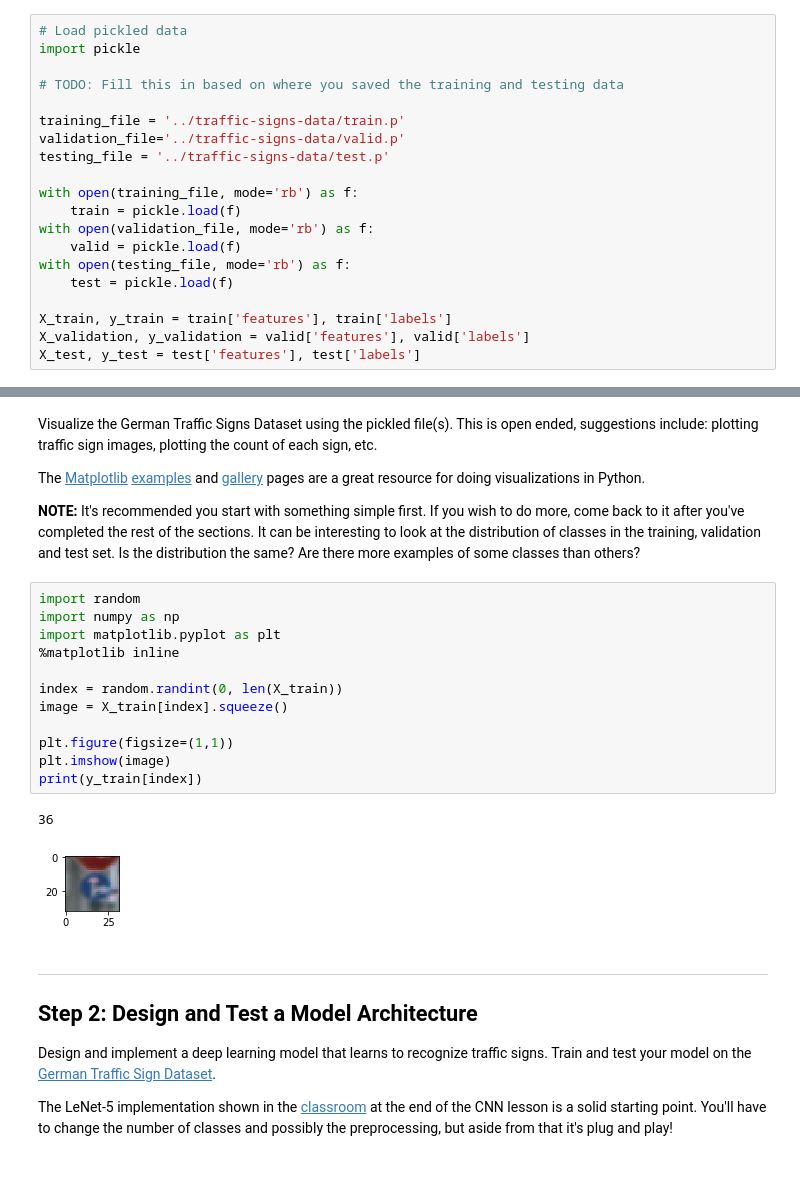
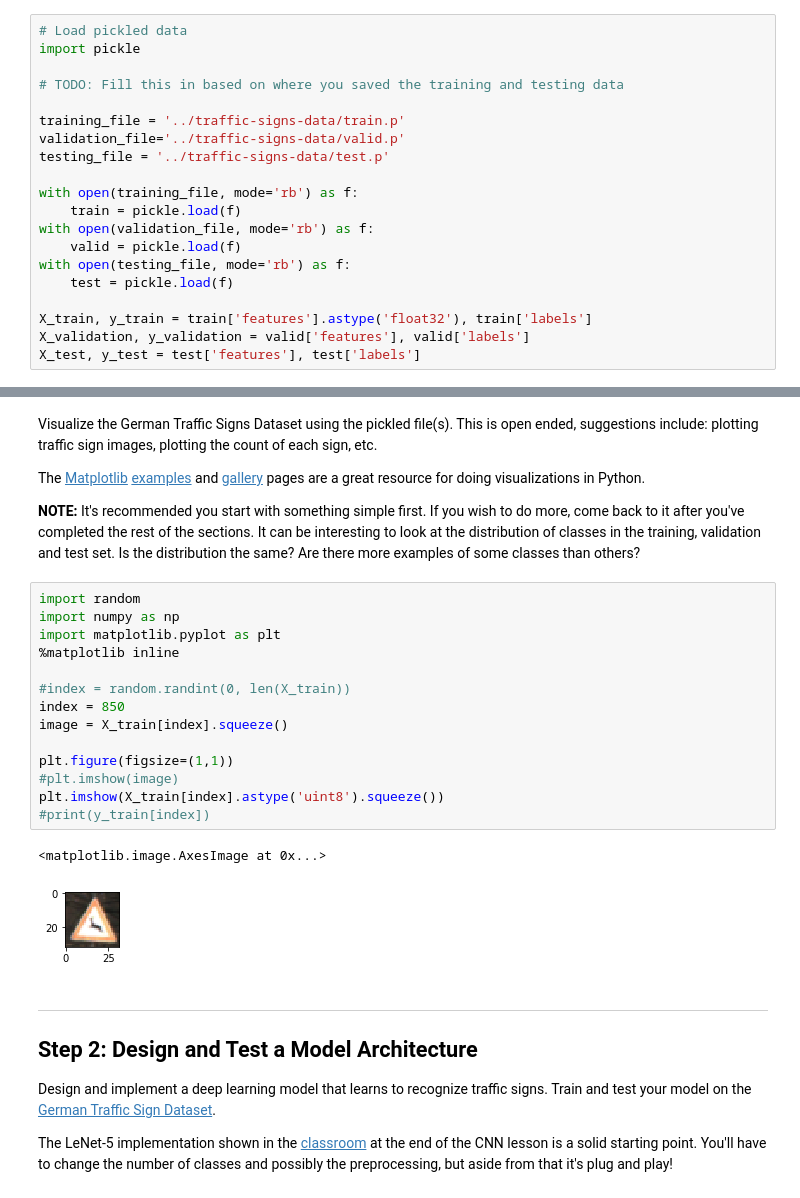
Before and after one commit to EmilePapillon/CarND-Traffic-Sign-Classifier-Project, a Jupyter notebook: Traffic_Sign_Classifier.ipynb, the cells around one changed output, grey strips where cells are left out. Saved outputs shown, nothing was run; the diff lists cells and outputs as text.

```diff
--- a/Traffic_Sign_Classifier.ipynb
+++ b/Traffic_Sign_Classifier.ipynb
@@ -36,7 +36,7 @@ with open(validation_file, mode='rb') as f:
 with open(testing_file, mode='rb') as f:
     test = pickle.load(f)
 
-X_train, y_train = train['features'], train['labels']
+X_train, y_train = train['features'].astype('float32'), train['labels']
 X_validation, y_validation = valid['features'], valid['labels']
 X_test, y_test = test['features'], test['labels']
 # %% [markdown]
@@ -99,18 +99,20 @@ The [Matplotlib](http://matplotlib.org/) [examples](http://matplotlib.org/exampl
 # %%
 import random
 import numpy as np
 import matplotlib.pyplot as plt
 %matplotlib inline
 
-index = random.randint(0, len(X_train))
+#index = random.randint(0, len(X_train))
+index = 850
 image = X_train[index].squeeze()
 
 plt.figure(figsize=(1,1))
-plt.imshow(image)
-print(y_train[index])
+#plt.imshow(image)
+plt.imshow(X_train[index].astype('uint8').squeeze())
+#print(y_train[index])
 # %% [output]
-36
+<matplotlib.image.AxesImage at 0x...>
-[figure, old version]
+[figure, new version]
 # %% [markdown]
 ----
 
```
Also changed, not shown: parts of 12 cells of this notebook, 9 other files.
